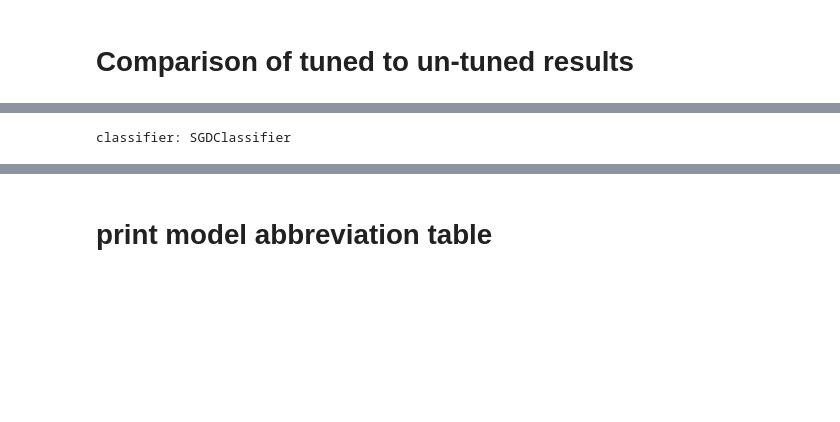
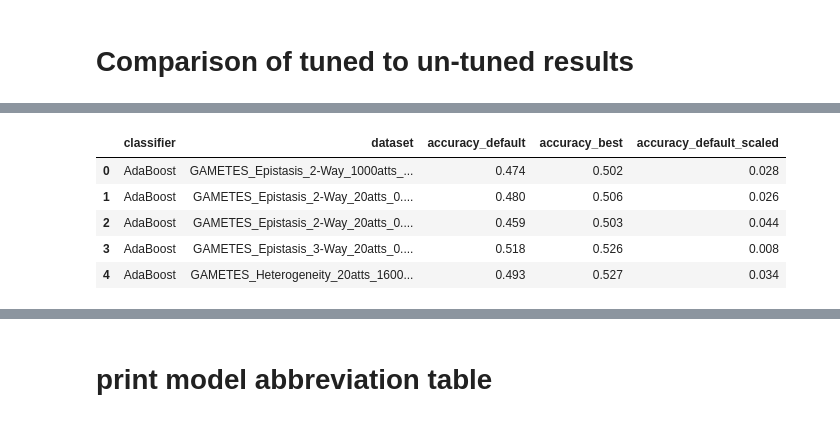
Before and after one commit to rhiever/sklearn-benchmarks, a Jupyter notebook: notebooks/analyze-sklearn-benchmark.ipynb, the cells around one changed output, grey strips where cells are left out. Cells and saved outputs as stored; diff of their text form; code cells hidden in the pictures; blank space fills up the shorter version.

```diff
--- a/notebooks/analyze-sklearn-benchmark.ipynb
+++ b/notebooks/analyze-sklearn-benchmark.ipynb
@@ -1093,15 +1091,6 @@ col: [ 0.4  0.4  0.4  1. ]
 # %%
 import numpy as np
 from tqdm import tqdm
-from scipy.cluster import hierarchy
-from sklearn.ensemble import RandomForestClassifier, ExtraTreesClassifier, AdaBoostClassifier, GradientBoostingClassifier
-from sklearn.neighbors import KNeighborsClassifier
-from sklearn.svm import LinearSVC, SVC
-from sklearn.linear_model import SGDClassifier, LogisticRegression, PassiveAggressiveClassifier
-from sklearn.tree import DecisionTreeClassifier
-from sklearn.naive_bayes import *
-import matplotlib.pyplot as plt
-%matplotlib inline
 import pandas as pd
 
 data = pd.read_csv('sklearn-benchmark5-data-edited.tsv.gz', sep='\t', names=['dataset',
@@ -1112,6 +1101,5 @@ data = pd.read_csv('sklearn-benchmark5-data-edited.tsv.gz', sep='\t', names=['da
                                                                      'bal_accuracy']).fillna('')
 
 data = data.groupby(['classifier', 'dataset', 'parameters'])['accuracy'].mean().reset_index()
-data['classifier-params'] = data['classifier'].values + '-' + data['parameters'].values
 data['accuracy'] = data['accuracy'].apply(lambda x: round(x, 3))
 # %%
@@ -1310,13 +1133,33 @@ x2: [  1.125   2.125   3.125   4.125   5.125   6.125   7.125   8.125   9.125
-# %%
-# # get median accuracy for best parameter values
-
-np.set_printoptions(threshold=np.nan)
-
-for i,(clf, group_clf) in enumerate(tqdm(data.groupby('classifier'))):
-    if clf == 'SGDClassifier':
-        print('classifier:',clf)
-#         print(group_clf['parameters'].unique())
-        with open('figs/' + str(clf) + '_parameters.txt', 'w+') as outfile:
-            outfile.write(str(group_clf['parameters'].unique()))
-# %% [output]
-classifier: SGDClassifier
+# %%
+merged_scores = default_scores.merge(best_scores,
+                                     on=['classifier', 'dataset'],
+                                     suffixes=['_default', '_best'])
+
+merged_scores['accuracy_default_scaled'] = merged_scores['accuracy_best'] - merged_scores['accuracy_default']
+
+model_names_dict = {
+    'AdaBoostClassifier': 'AdaBoost',
+    'BernoulliNB': 'Bernoulli Naive Bayes',
+    'LogisticRegression': 'Logistic Regression',
+    'MultinomialNB': 'Multinomial Naive Bayes',
+    'PassiveAggressiveClassifier': 'Passive Aggressive',
+    'SGDClassifier': 'Linear Model trained via\nStochastic Gradient Descent',
+    'GaussianNB': 'Gaussian Naive Bayes',
+    'DecisionTreeClassifier': 'Decision Tree',
+    'ExtraTreesClassifier': 'Extra Random Forest',
+    'RandomForestClassifier': 'Random Forest',
+    'GradientBoostingClassifier':'Gradient Tree Boosting',
+    'KNeighborsClassifier': 'K-Nearest Neighbors',
+    'SVC': 'Support Vector Machine'
+}
+
+merged_scores['classifier'] = merged_scores['classifier'].apply(lambda x: model_names_dict[x])
+
+merged_scores.head()
+# %% [output]
+|  | classifier | dataset | accuracy_default | accuracy_best | accuracy_default_scaled |
+| 0 | AdaBoost | GAMETES_Epistasis_2-Way_1000atts_... | 0.474 | 0.502 | 0.028 |
+| 1 | AdaBoost | GAMETES_Epistasis_2-Way_20atts_0.... | 0.480 | 0.506 | 0.026 |
+| 2 | AdaBoost | GAMETES_Epistasis_2-Way_20atts_0.... | 0.459 | 0.503 | 0.044 |
+| 3 | AdaBoost | GAMETES_Epistasis_3-Way_20atts_0.... | 0.518 | 0.526 | 0.008 |
+| 4 | AdaBoost | GAMETES_Heterogeneity_20atts_1600... | 0.493 | 0.527 | 0.034 |
```
Also changed, not shown: parts of 4 cells of this notebook.
